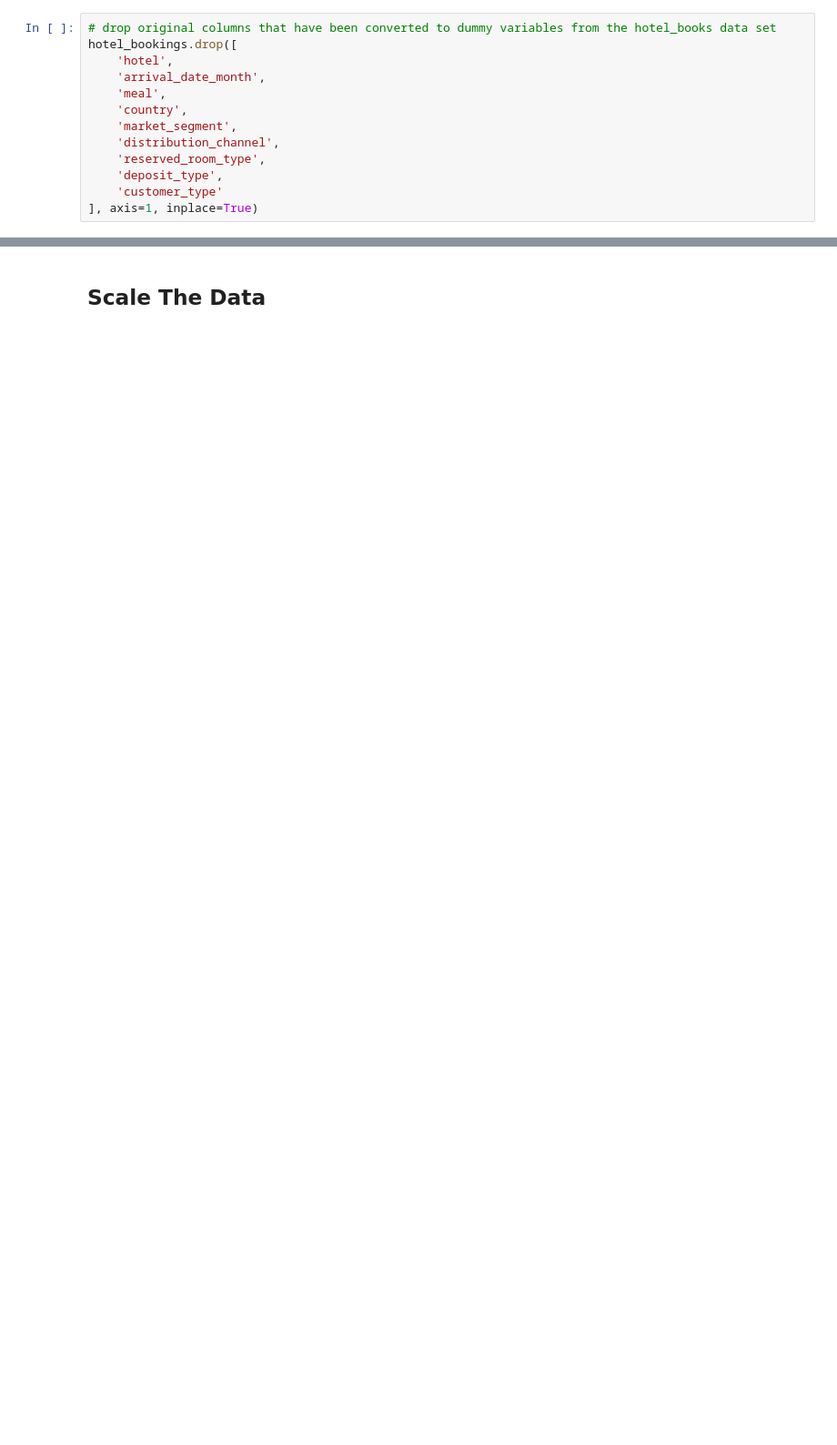
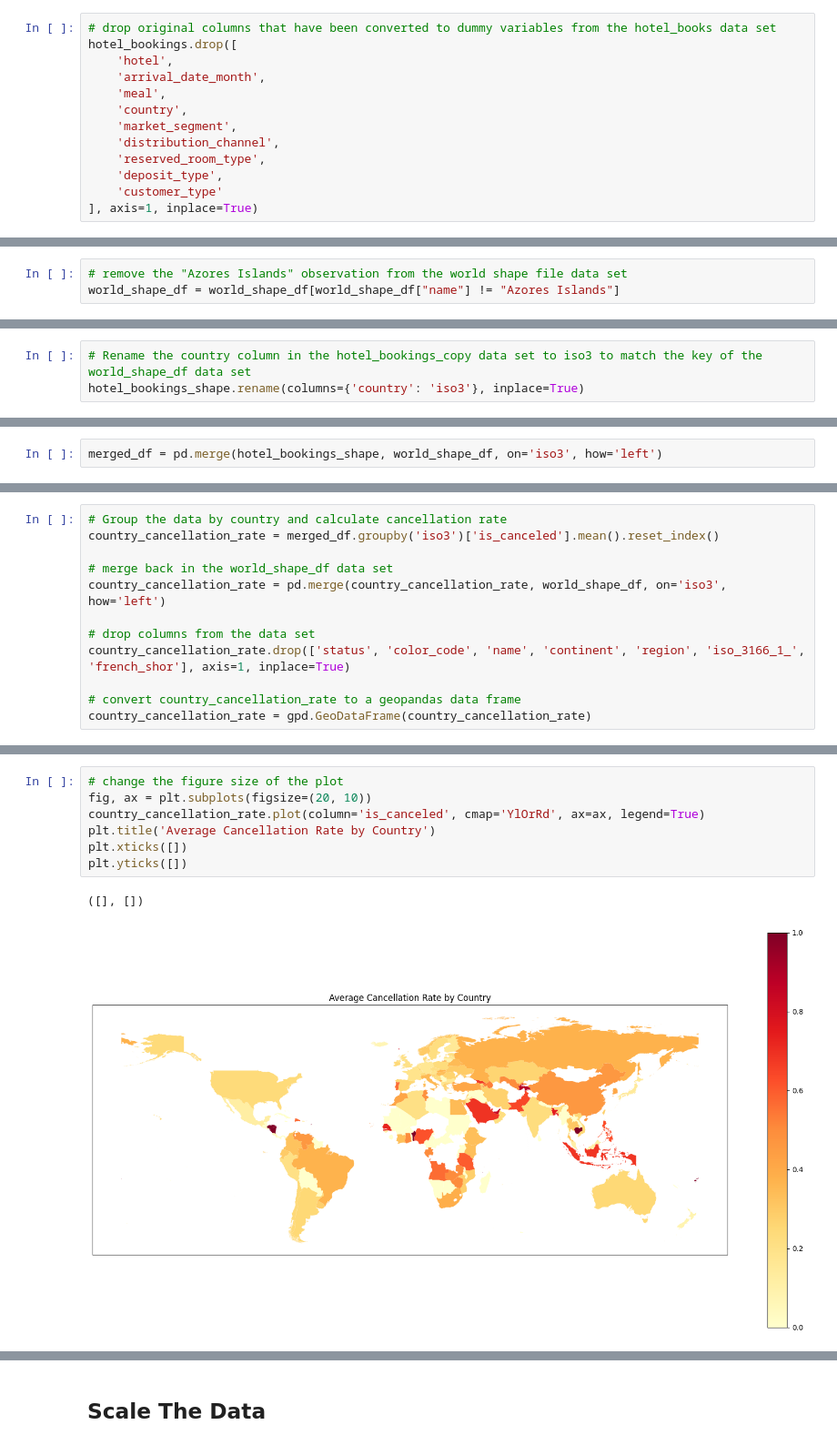
Before and after one commit to TraceGrain1/si618_final_project, a Jupyter notebook: Final_Project_Notebook.ipynb, the cells around one changed output, grey strips where cells are left out. Shown at 91% size. Cells and saved outputs as stored; diff of their text form; blank space fills up the shorter version.

Commit message:
Added Table of Contents, Renamed some headers, Loaded in Shape files, cleaned data and created plots, worked on inferential stats section - Decision Tree

```diff
--- a/Final_Project_Notebook.ipynb
+++ b/Final_Project_Notebook.ipynb
@@ -347,0 +385,3 @@ hotel_bookings.drop([
+# %%
+# remove the "Azores Islands" observation from the world shape file data set
+world_shape_df = world_shape_df[world_shape_df["name"] != "Azores Islands"]
@@ -347,0 +390,3 @@ hotel_bookings.drop([
+# %%
+# Rename the country column in the hotel_bookings_copy data set to iso3 to match the key of the world_shape_df data set
+hotel_bookings_shape.rename(columns={'country': 'iso3'}, inplace=True)
@@ -347,0 +395,2 @@ hotel_bookings.drop([
+# %%
+merged_df = pd.merge(hotel_bookings_shape, world_shape_df, on='iso3', how='left')
@@ -347,0 +409,12 @@ hotel_bookings.drop([
+# %%
+# Group the data by country and calculate cancellation rate
+country_cancellation_rate = merged_df.groupby('iso3')['is_canceled'].mean().reset_index()
+
+# merge back in the world_shape_df data set
+country_cancellation_rate = pd.merge(country_cancellation_rate, world_shape_df, on='iso3', how='left')
+
+# drop columns from the data set
+country_cancellation_rate.drop(['status', 'color_code', 'name', 'continent', 'region', 'iso_3166_1_', 'french_shor'], axis=1, inplace=True)
+
+# convert country_cancellation_rate to a geopandas data frame
+country_cancellation_rate = gpd.GeoDataFrame(country_cancellation_rate)
@@ -347,0 +423,10 @@ hotel_bookings.drop([
+# %%
+# change the figure size of the plot
+fig, ax = plt.subplots(figsize=(20, 10))
+country_cancellation_rate.plot(column='is_canceled', cmap='YlOrRd', ax=ax, legend=True)
+plt.title('Average Cancellation Rate by Country')
+plt.xticks([])
+plt.yticks([])
+# %% [output]
+([], [])
+[figure, added]
```
Also changed, not shown: parts of 60 cells of this notebook, 4 other files.
